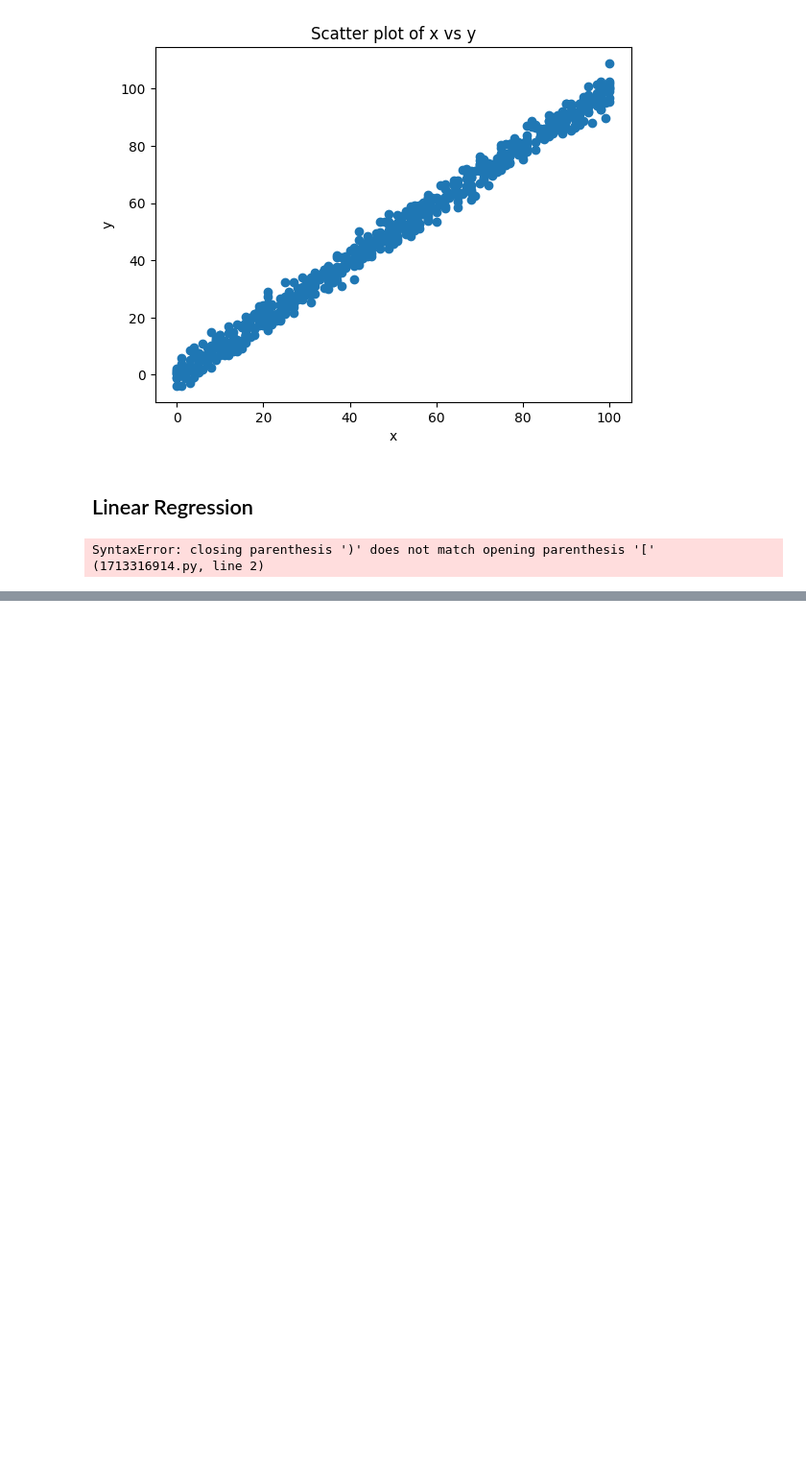
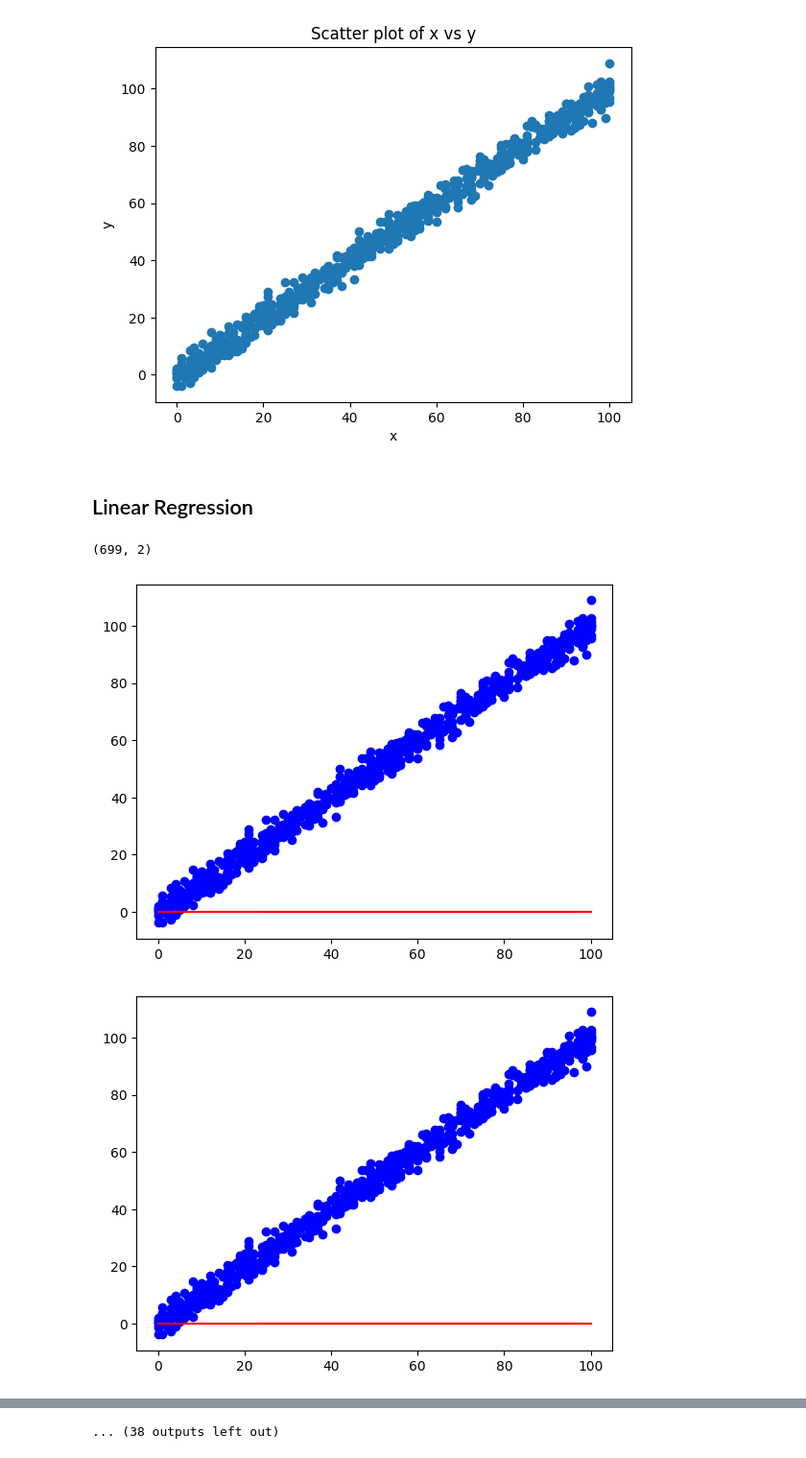
Before and after one commit to JahnviAghera/ML, a Jupyter notebook: exp2/exp2.ipynb, the cells around one changed output, grey strips where cells are left out. Shown at 96% size. Cells and saved outputs as stored; diff of their text form; code cells hidden in the pictures; blank space fills up the shorter version.

Commit message:
fix: Correct syntax error in data cleaning and enhance training function implementation

```diff
--- a/exp2/exp2.ipynb
+++ b/exp2/exp2.ipynb
@@ -97,5 +97,19 @@ def training(x, y, alpha, iterations):
         plt.show()
     return cost_values
 # %%
+training_data = data.dropna()
+training_data.shape
 # %% [output]
-SyntaxError: closing parenthesis ')' does not match opening parenthesis '[' (1713316914.py, line 2)
+(699, 2)
+# %%
+x_values = training_data['x'].values
+x_values = x_values.reshape(x_values.size)
+y_values = training_data['y'].values
+y_values = y_values.reshape(y_values.size)
+# %%
+alpha = 0.0001
+iterations = 50
+training(x_values, y_values, alpha, iterations)
+# %% [output]
+[figure, added]
+[figure, added]
@@ -101,0 +126 @@ SyntaxError: closing parenthesis ')' does not match opening parenthesis '[' (171
+... (38 outputs left out)
```
Also changed, not shown: parts of 2 cells of this notebook, 1 other file.
